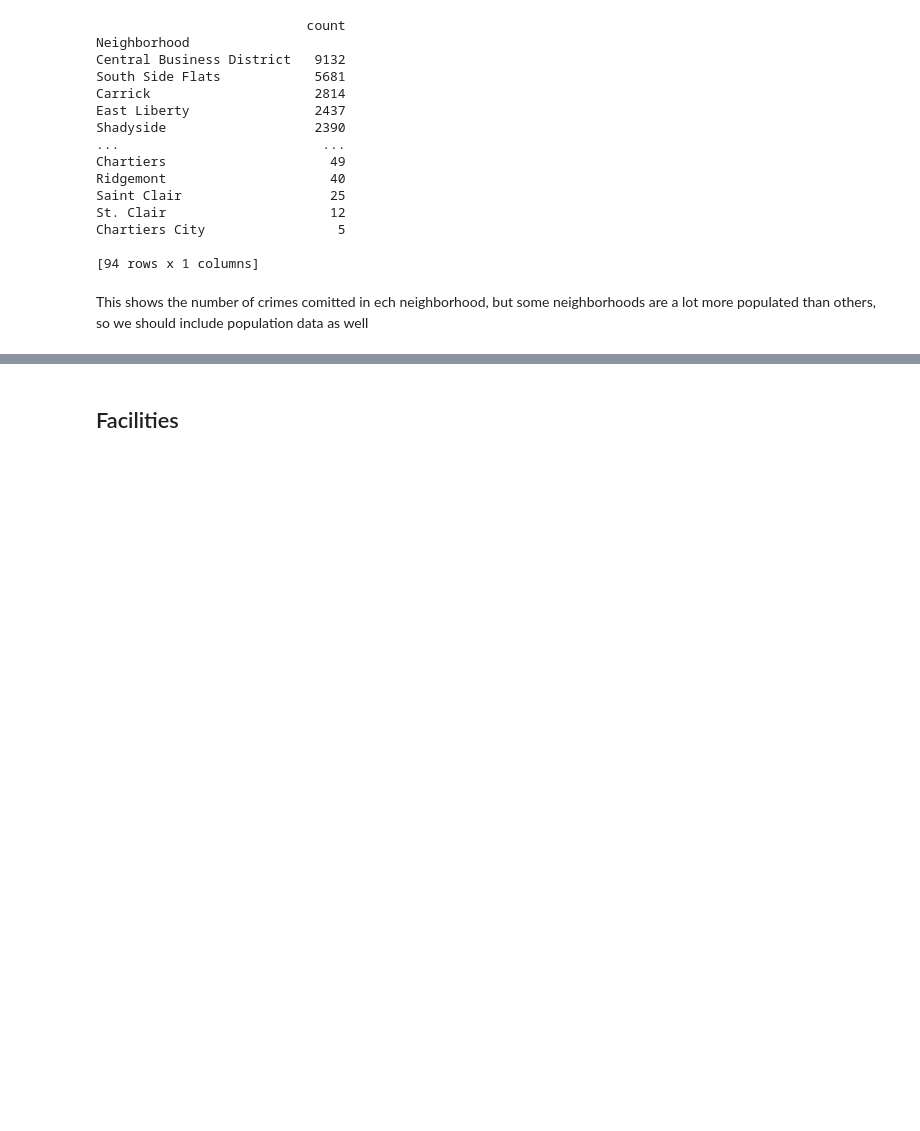
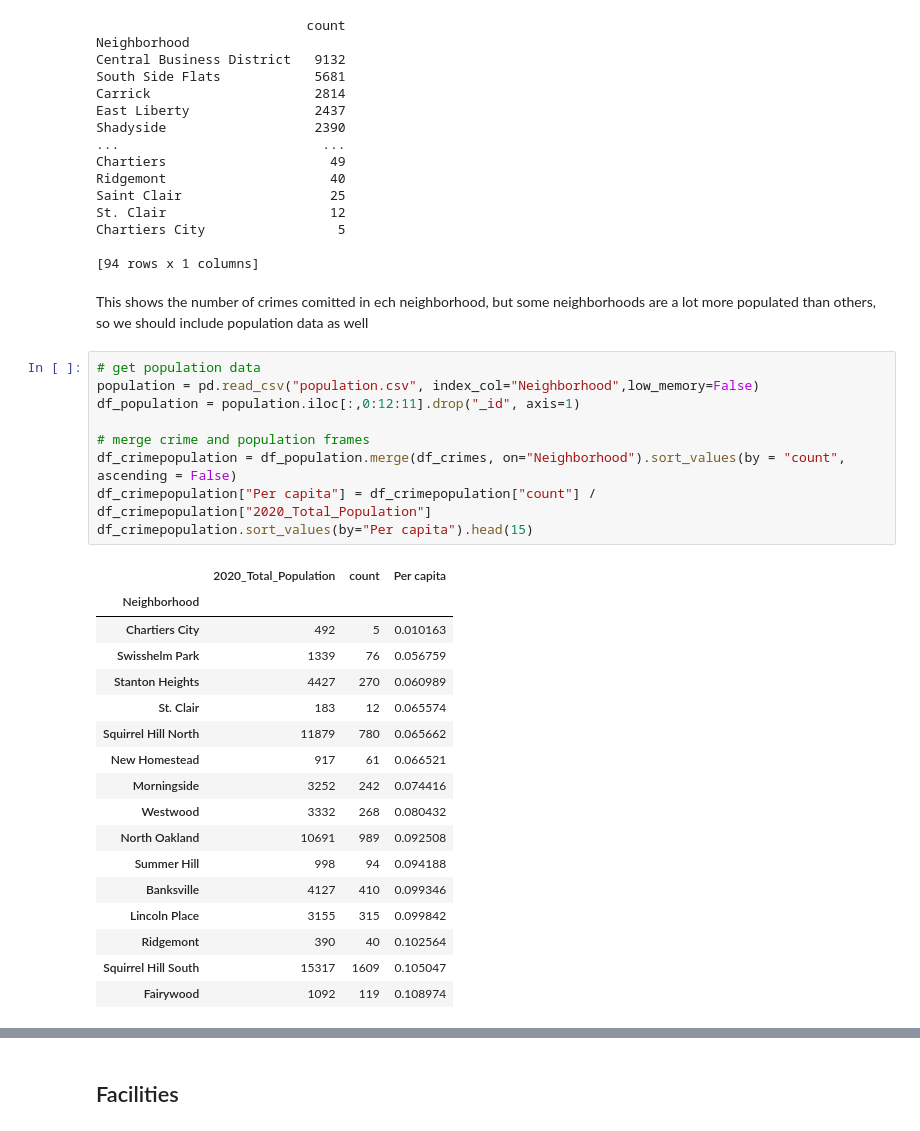
Before and after one commit to unexpval/finalproject, a Jupyter notebook: finalnotebook.ipynb, the cells around one changed output, grey strips where cells are left out. Drawn from its saved outputs; the diff is of its cells as text; blank space fills up the shorter version.

```diff
--- a/finalnotebook.ipynb
+++ b/finalnotebook.ipynb
@@ -45,3 +45,30 @@ Chartiers City                 5
 [94 rows x 1 columns]
 # %% [markdown]
 This shows the number of crimes comitted in ech neighborhood, but some neighborhoods are a lot more populated than others, so we should include population data as well
+# %%
+# get population data
+population = pd.read_csv("population.csv", index_col="Neighborhood",low_memory=False)
+df_population = population.iloc[:,0:12:11].drop("_id", axis=1)
+
+# merge crime and population frames
+df_crimepopulation = df_population.merge(df_crimes, on="Neighborhood").sort_values(by = "count", ascending = False)
+df_crimepopulation["Per capita"] = df_crimepopulation["count"] / df_crimepopulation["2020_Total_Population"]
+df_crimepopulation.sort_values(by="Per capita").head(15)
+# %% [output]
+|  | 2020_Total_Population | count | Per capita |
+| Neighborhood |  |  |  |
+| Chartiers City | 492 | 5 | 0.010163 |
+| Swisshelm Park | 1339 | 76 | 0.056759 |
+| Stanton Heights | 4427 | 270 | 0.060989 |
+| St. Clair | 183 | 12 | 0.065574 |
+| Squirrel Hill North | 11879 | 780 | 0.065662 |
+| New Homestead | 917 | 61 | 0.066521 |
+| Morningside | 3252 | 242 | 0.074416 |
+| Westwood | 3332 | 268 | 0.080432 |
+| North Oakland | 10691 | 989 | 0.092508 |
+| Summer Hill | 998 | 94 | 0.094188 |
+| Banksville | 4127 | 410 | 0.099346 |
+| Lincoln Place | 3155 | 315 | 0.099842 |
+| Ridgemont | 390 | 40 | 0.102564 |
+| Squirrel Hill South | 15317 | 1609 | 0.105047 |
+| Fairywood | 1092 | 119 | 0.108974 |
```
Also changed, not shown: parts of 6 cells of this notebook.
